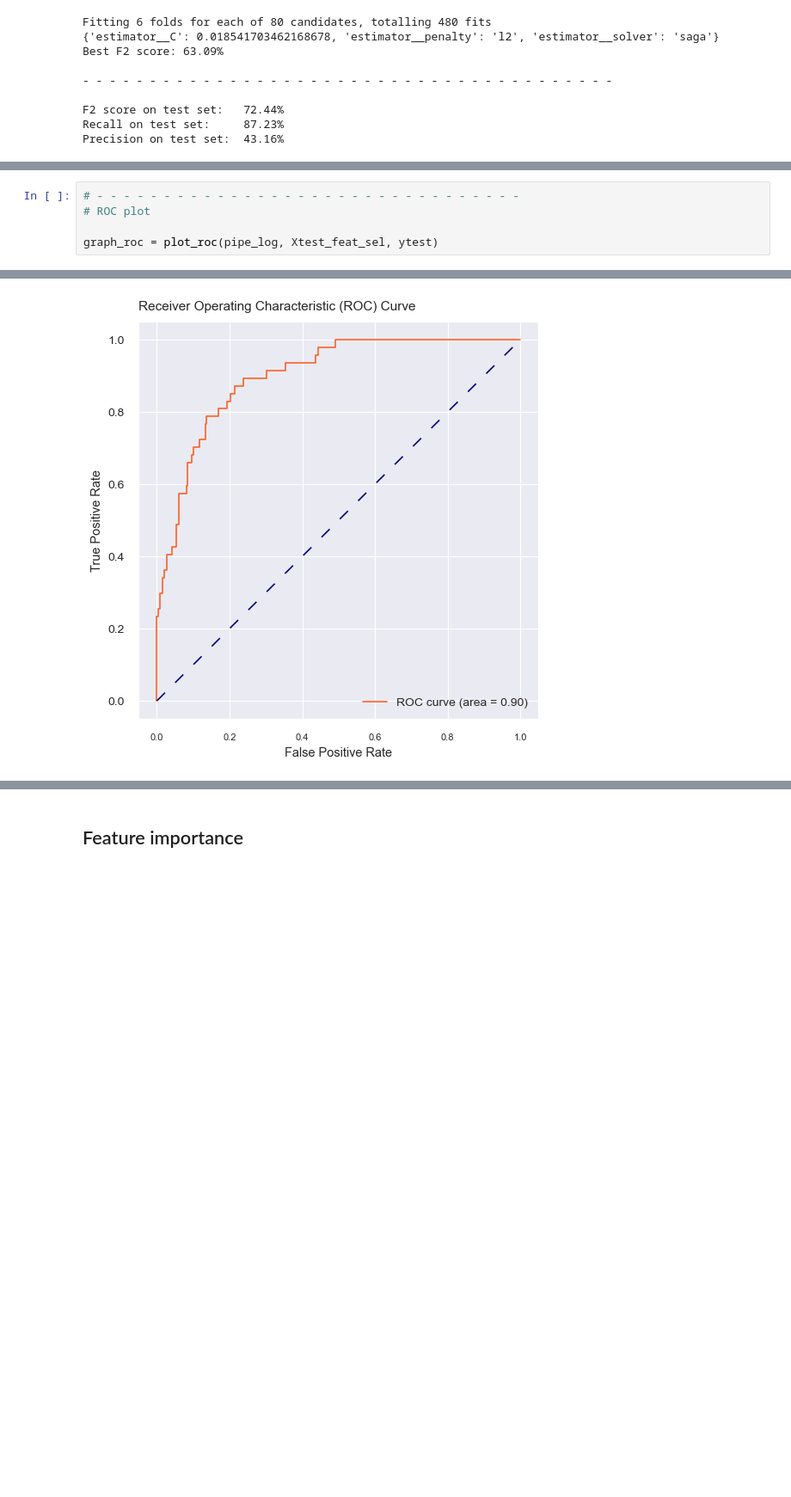
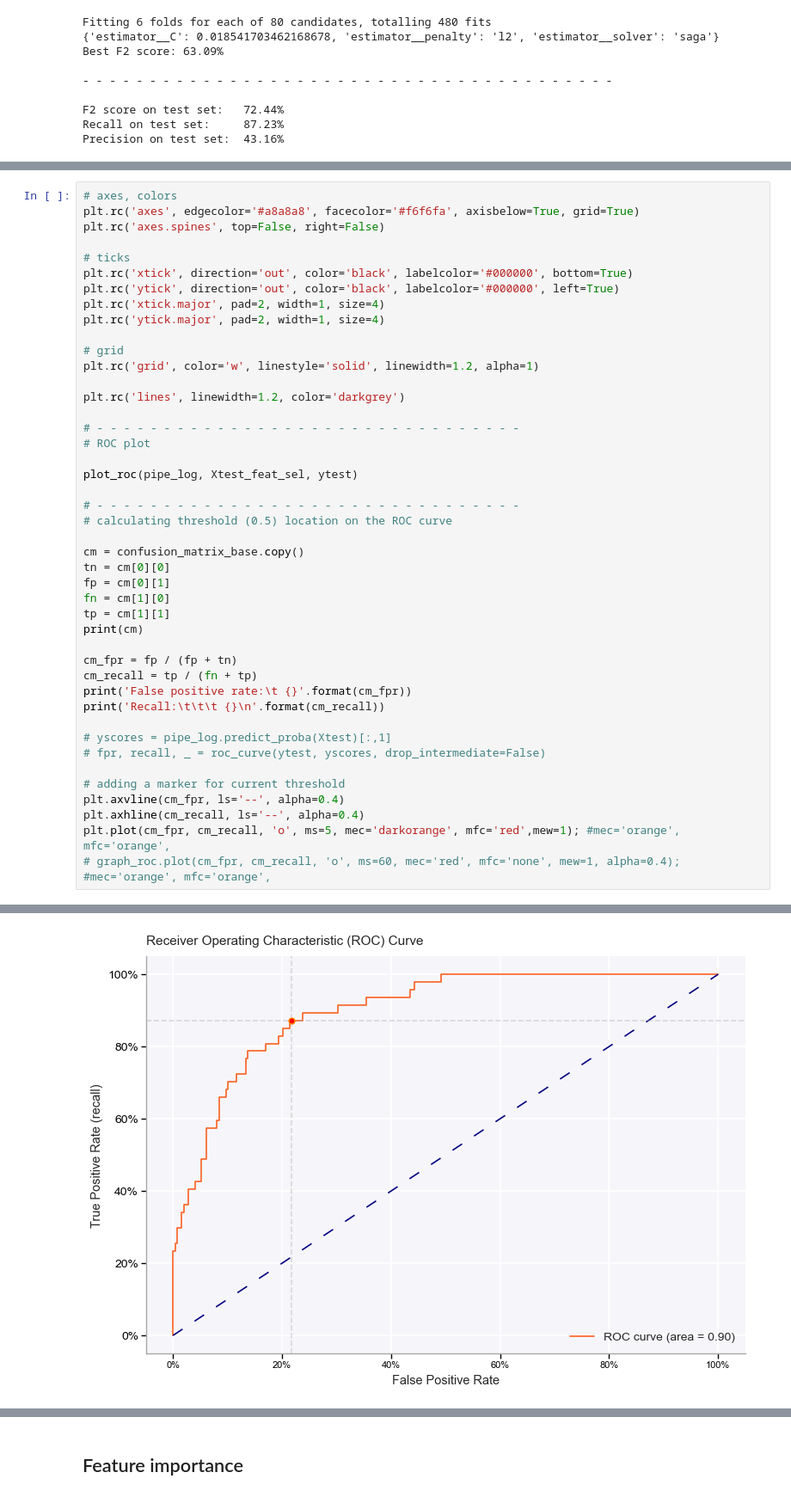
Before and after one commit to christianroden/Portfolinoes, a Jupyter notebook: Notebooks/RF_Log.ipynb, the cells around one changed output, grey strips where cells are left out. Shown: that part at 86% size. Cells and saved outputs as stored; diff of their text form; blank space fills up the shorter version.

```diff
--- a/Notebooks/RF_Log.ipynb
+++ b/Notebooks/RF_Log.ipynb
@@ -701,6 +736,45 @@ weighted avg     0.8842    0.7966    0.8201       295
 # %%
+# axes, colors
+plt.rc('axes', edgecolor='#a8a8a8', facecolor='#f6f6fa', axisbelow=True, grid=True)
+plt.rc('axes.spines', top=False, right=False)
+
+# ticks
+plt.rc('xtick', direction='out', color='black', labelcolor='#000000', bottom=True)
+plt.rc('ytick', direction='out', color='black', labelcolor='#000000', left=True)
+plt.rc('xtick.major', pad=2, width=1, size=4)
+plt.rc('ytick.major', pad=2, width=1, size=4)
+
+# grid
+plt.rc('grid', color='w', linestyle='solid', linewidth=1.2, alpha=1)
+
+plt.rc('lines', linewidth=1.2, color='darkgrey')
+
 # - - - - - - - - - - - - - - - - - - - - - - - - - - - - - - - -
 # ROC plot
 
-graph_roc = plot_roc(pipe_log, Xtest_feat_sel, ytest)
+plot_roc(pipe_log, Xtest_feat_sel, ytest)
+
+# - - - - - - - - - - - - - - - - - - - - - - - - - - - - - - - -
+# calculating threshold (0.5) location on the ROC curve
+
+cm = confusion_matrix_base.copy()
+tn = cm[0][0]
+fp = cm[0][1]
+fn = cm[1][0]
+tp = cm[1][1]
+print(cm)
+
+cm_fpr = fp / (fp + tn)
+cm_recall = tp / (fn + tp)
+print('False positive rate:\t {}'.format(cm_fpr))
+print('Recall:\t\t\t {}\n'.format(cm_recall))
+
+# yscores = pipe_log.predict_proba(Xtest)[:,1]
+# fpr, recall, _ = roc_curve(ytest, yscores, drop_intermediate=False)
+
+# adding a marker for current threshold
+plt.axvline(cm_fpr, ls='--', alpha=0.4)
+plt.axhline(cm_recall, ls='--', alpha=0.4)
+plt.plot(cm_fpr, cm_recall, 'o', ms=5, mec='darkorange', mfc='red',mew=1); #mec='orange', mfc='orange',
+# graph_roc.plot(cm_fpr, cm_recall, 'o', ms=60, mec='red', mfc='none', mew=1, alpha=0.4); #mec='orange', mfc='orange',
 # %% [output]
@@ -707 +785 @@ graph_roc = plot_roc(pipe_log, Xtest_feat_sel, ytest)
-[figure, old version]
+[figure, new version]
```
Also changed, not shown: parts of 11 cells of this notebook.
